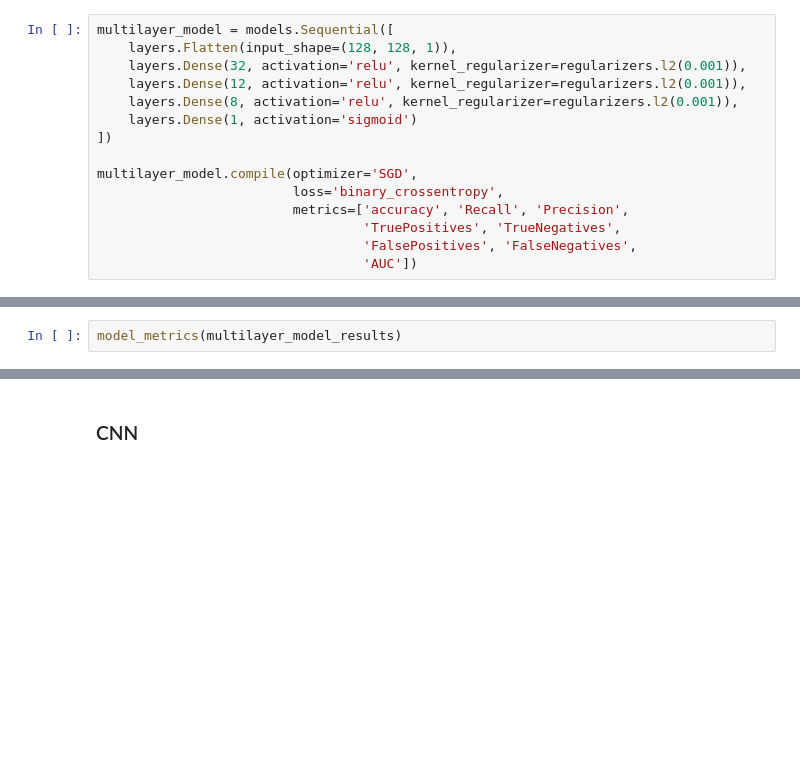
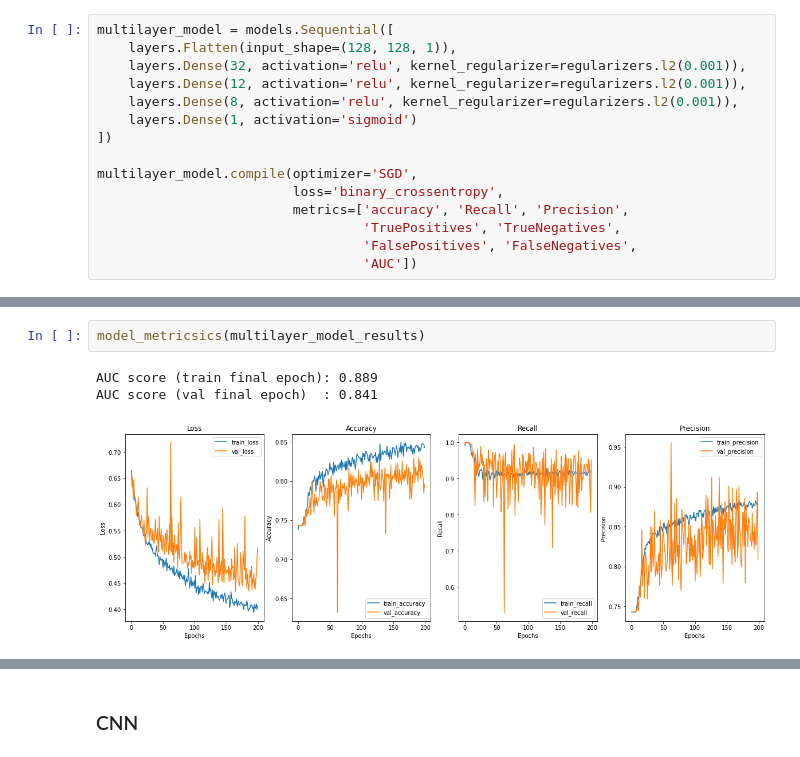
Before and after one commit to Meir-Alelov/Deep_Learning_Pneumonia_Detection, a Jupyter notebook: Deep_Learning_Pneumonia_Detection.ipynb, the cells around one changed output, grey strips where cells are left out. Cells and saved outputs as stored; diff of their text form; blank space fills up the shorter version.

Commit message:
Add final code and model output

```diff
--- a/Deep_Learning_Pneumonia_Detection.ipynb
+++ b/Deep_Learning_Pneumonia_Detection.ipynb
@@ -629,4 +685,8 @@ multilayer_model_results = multilayer_model.fit(train_set_aug,
 # %%
-model_metrics(multilayer_model_results)
+model_metricsics(multilayer_model_results)
+# %% [output]
+AUC score (train final epoch): 0.889
+AUC score (val final epoch)  : 0.841
+[figure, added]
 # %%
 conf_and_rocauc(multilayer_model)
```
Also changed, not shown: parts of 18 cells of this notebook, 1 other file.
